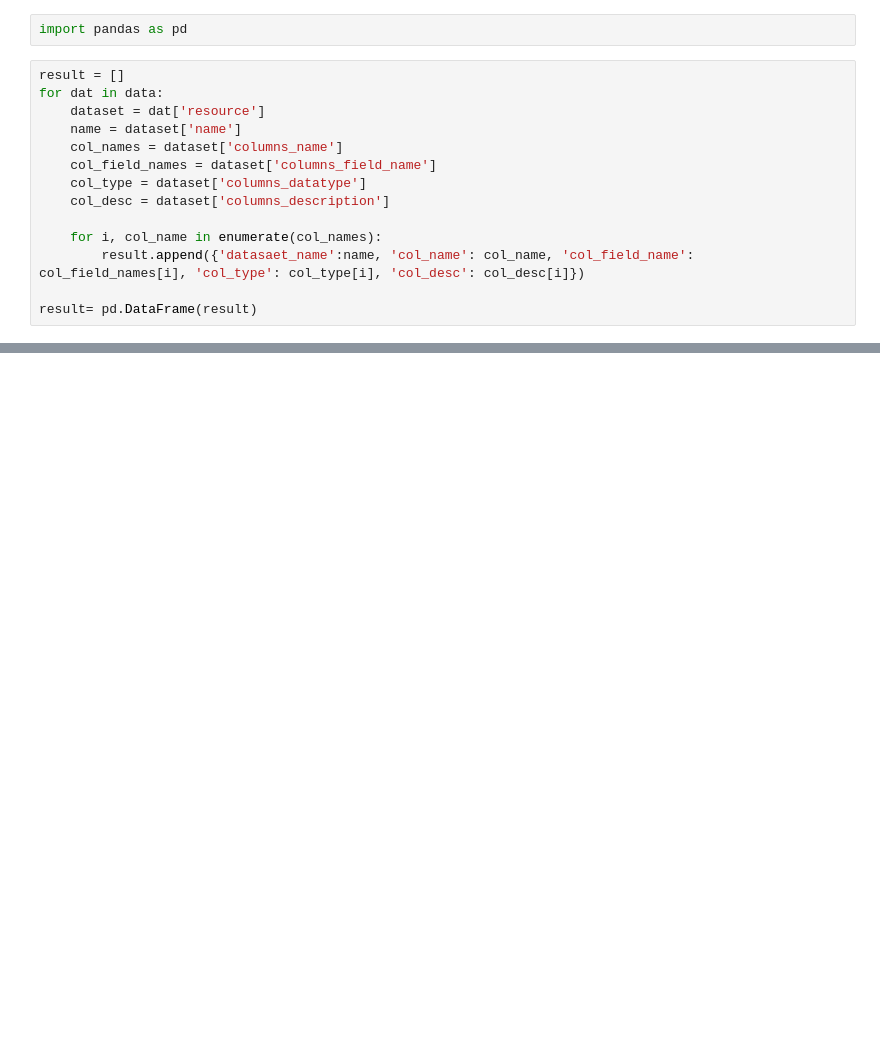
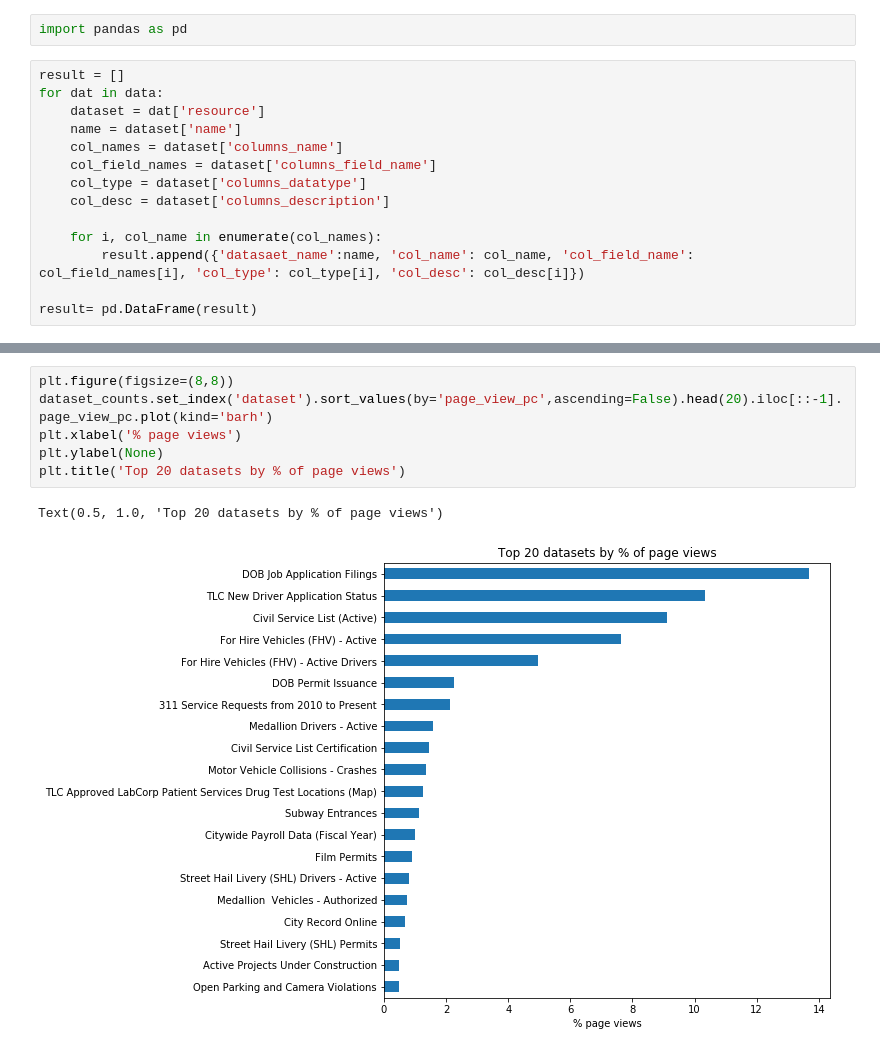
Before and after one commit to tsdataclinic/scout, a Jupyter notebook: QuickStats.ipynb, the cells around one changed output, grey strips where cells are left out. Drawn from its saved outputs; the diff is of its cells as text; blank space fills up the shorter version.

```diff
--- a/QuickStats.ipynb
+++ b/QuickStats.ipynb
@@ -26,0 +94,9 @@ result.col_name.value_counts().sort_values(ascending=True).tail(40).plot(kind='b
+# %%
+plt.figure(figsize=(8,8))
+dataset_counts.set_index('dataset').sort_values(by='page_view_pc',ascending=False).head(20).iloc[::-1].page_view_pc.plot(kind='barh')
+plt.xlabel('% page views')
+plt.ylabel(None)
+plt.title('Top 20 datasets by % of page views')
+# %% [output]
+Text(0.5, 1.0, 'Top 20 datasets by % of page views')
+[figure, added]
```
Also changed, not shown: parts of 16 cells of this notebook, 11 other files.
